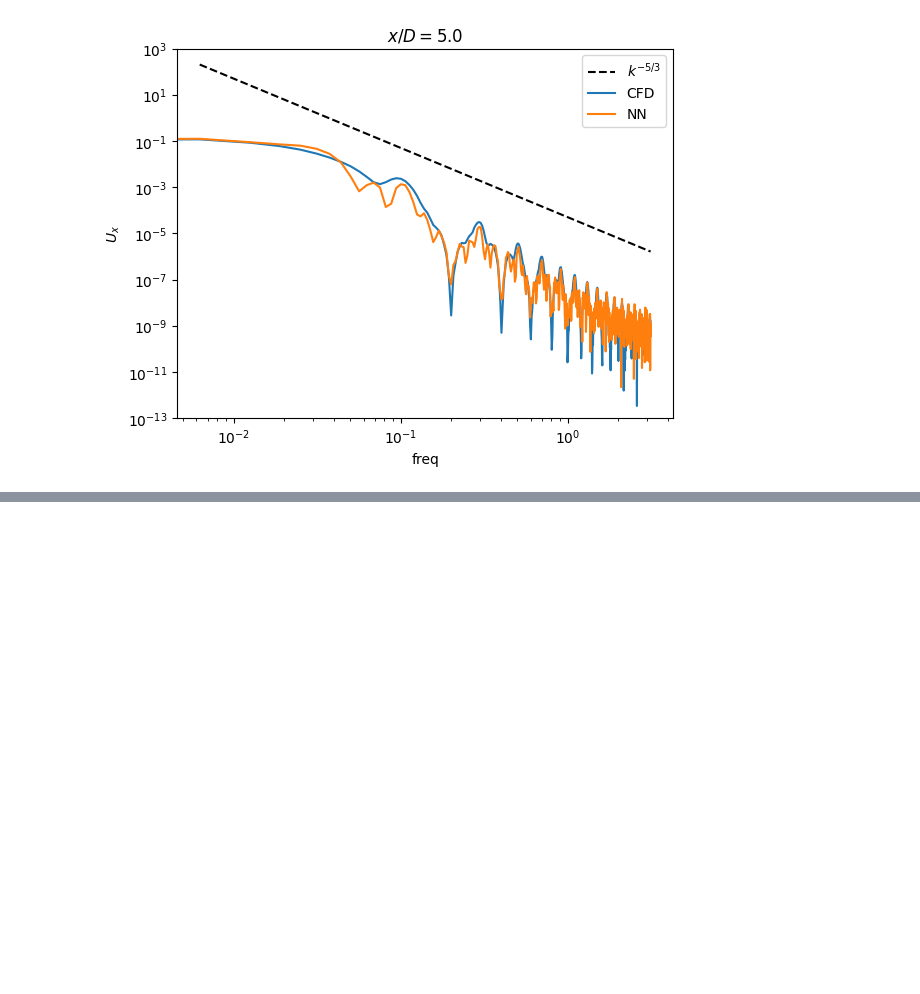
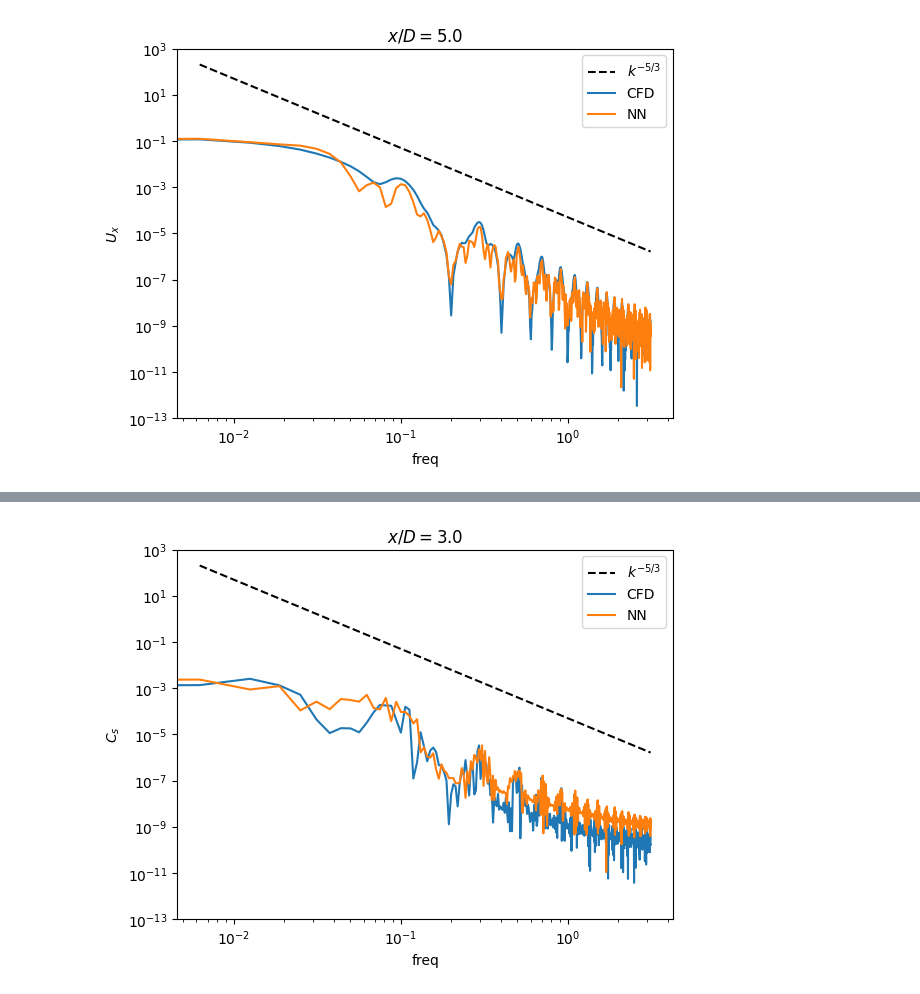
Before and after one commit to halimarefat/torchFOAM, a Jupyter notebook: Analysis/TraversewisePlot.ipynb, the cells around one changed output, grey strips where cells are left out. Drawn from its saved outputs; the diff is of its cells as text; code cells hidden in the pictures; blank space fills up the shorter version.

```diff
--- a/Analysis/TraversewisePlot.ipynb
+++ b/Analysis/TraversewisePlot.ipynb
@@ -122,0 +127,4 @@ engPlot(nnC1_50.Cs.values, dynC1_50.Cs.values, r'$x/D=0.0$', r'$C_s$')
+# %%
+engPlot(nnC1_30.Cs.values, dynC1_30.Cs.values, r'$x/D=3.0$', r'$C_s$')
+# %% [output]
+[figure, added]
```
Also changed, not shown: parts of 17 cells of this notebook.
